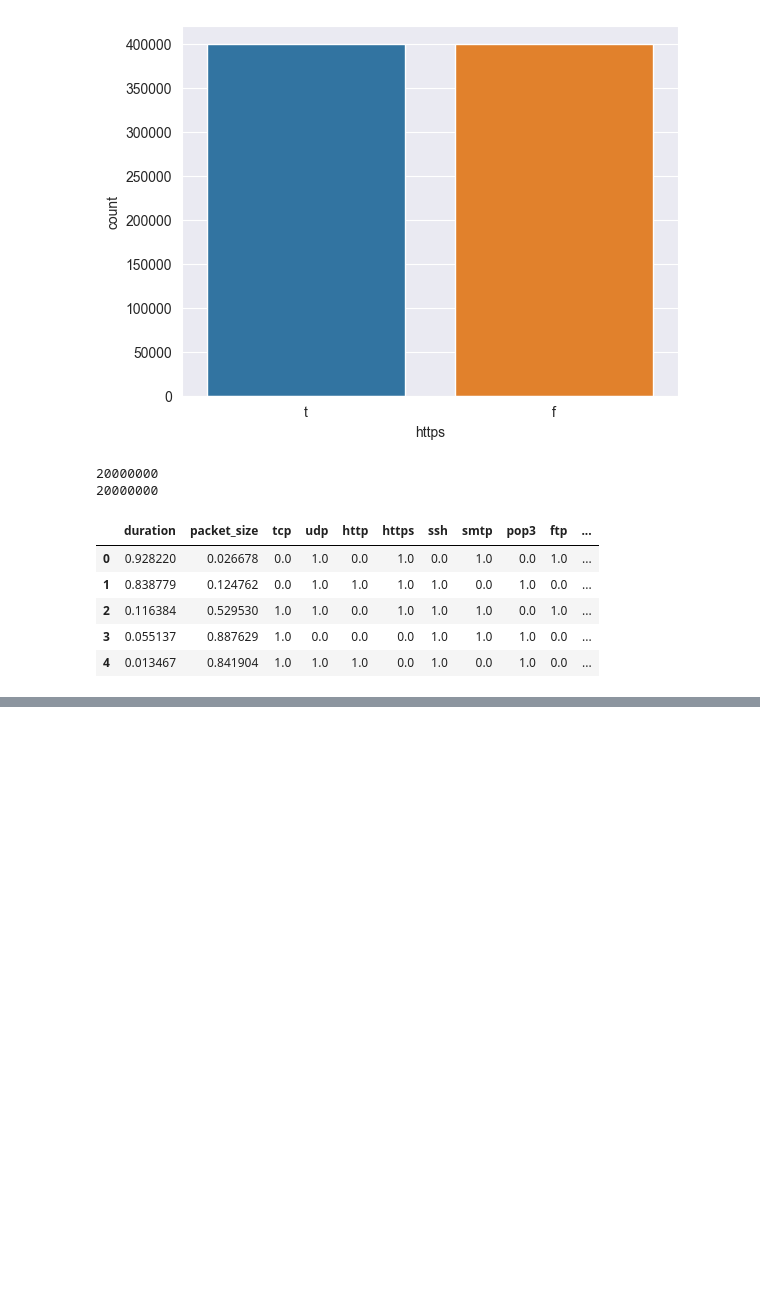
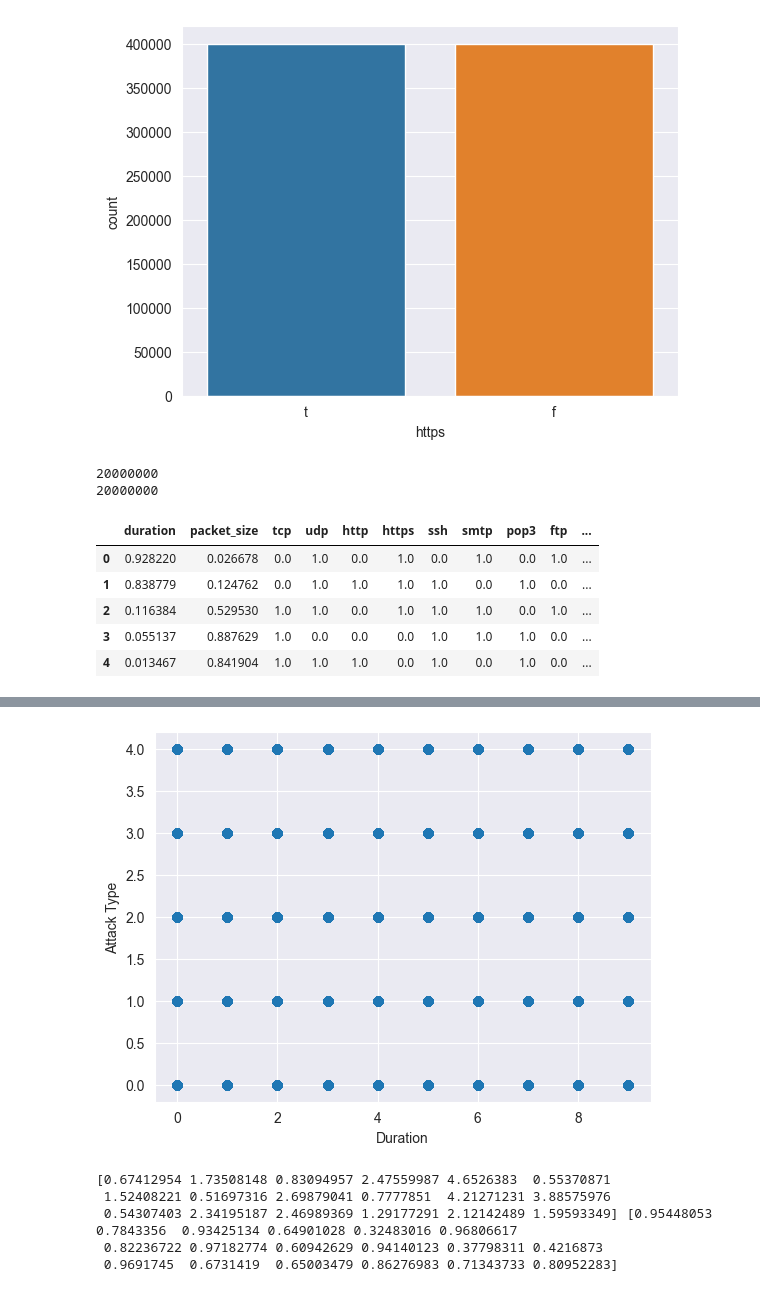
Before and after one commit to hodge-py/Coding_assignments, a Jupyter notebook: Information and Networking Security/CourseProject/malware.ipynb, the cells around one changed output, grey strips where cells are left out. Drawn from its saved outputs; the diff is of its cells as text; code cells hidden in the pictures; blank space fills up the shorter version.

```diff
--- a/Information and Networking Security/CourseProject/malware.ipynb
+++ b/Information and Networking Security/CourseProject/malware.ipynb
@@ -100,0 +117,9 @@ norm_X.head()
+# %%
+est = KBinsDiscretizer(n_bins=10, encode='ordinal', strategy='uniform')
+newEst = est.fit_transform(norm_X)
+plt.scatter(newEst[:,0],y)
+plt.xlabel("Duration")
+plt.ylabel("Attack Type")
+plt.show()
+# %% [output]
+[figure, added]
@@ -100,0 +128,10 @@ norm_X.head()
+# %%
+chi2_stat, p_values = chi2(norm_X,y)
+print(chi2_stat,p_values)
+chiCorr = norm_X.corr()
+# %% [output]
+[0.67412954 1.73508148 0.83094957 2.47559987 4.6526383  0.55370871
+ 1.52408221 0.51697316 2.69879041 0.7777851  4.21271231 3.88575976
+ 0.54307403 2.34195187 2.46989369 1.29177291 2.12142489 1.59593349] [0.95448053 0.7843356  0.93425134 0.64901028 0.32483016 0.96806617
+ 0.82236722 0.97182774 0.60942629 0.94140123 0.37798311 0.4216873
+ 0.9691745  0.6731419  0.65003479 0.86276983 0.71343733 0.80952283]
```
Also changed, not shown: parts of 36 cells of this notebook, 7 other files.
